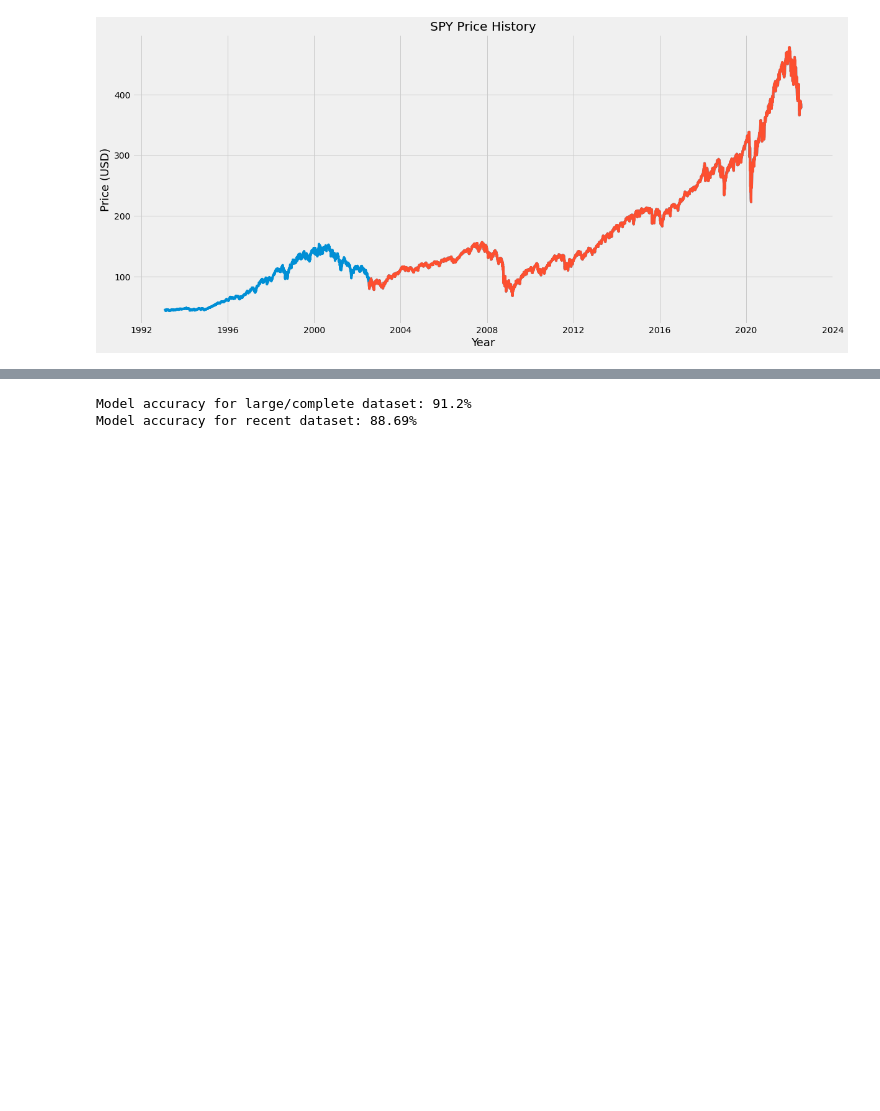
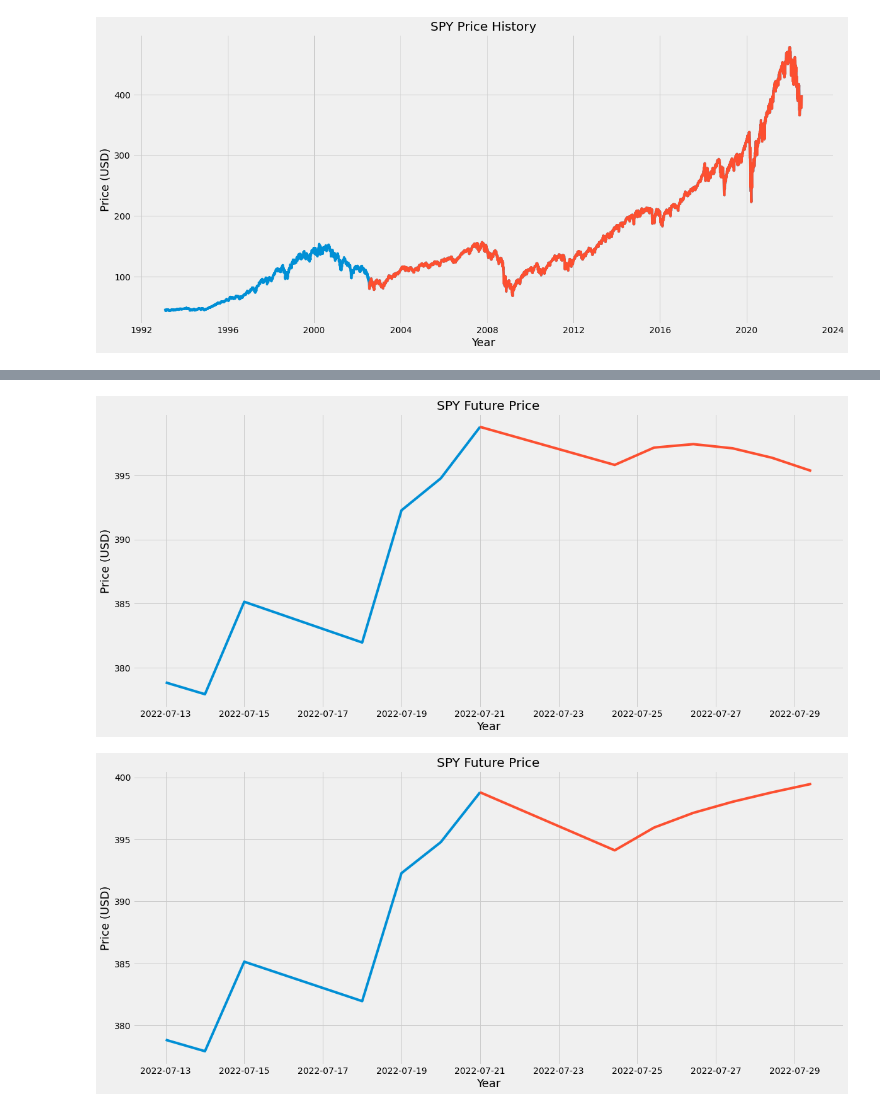
Before and after one commit to Parth803/iSPY, a Jupyter notebook: iSPY.ipynb, the cells around one changed output, grey strips where cells are left out. Cells and saved outputs as stored; diff of their text form; code cells hidden in the pictures; blank space fills up the shorter version.

```diff
--- a/iSPY.ipynb
+++ b/iSPY.ipynb
@@ -326,12 +325,45 @@ Predicted close price for next trading day SPY using a more recent dataset: $386
-# %%
-# Calcualte model accuracy for both datasets
-from sklearn.metrics import r2_score
-
-accuracy = r2_score(valid["Close"], valid["Predictions"])
-print("Model accuracy for large/complete dataset: {}%".format(round(accuracy * 100, 2)))
-
-recent_accuracy = r2_score(recent_valid["Close"], recent_valid["Predictions"])
-print("Model accuracy for recent dataset: {}%".format(round(recent_accuracy * 100, 2)))
-# %% [output]
-Model accuracy for large/complete dataset: 91.2%
-Model accuracy for recent dataset: 88.69%
+# %%
+new_df = df.filter(["Close"])
+recent_new_df = recent_df.filter(["Close"])
+# %%
+# Predicts and plots future trajectory of stock for the next week (seven days, predicting any longer would be inaccurate due to market fluctuations) based on past data.
+for i in range(1, 7):
+  last_60_days = new_df[-60:].values
+  last_60_days_scaled = scaler.transform(last_60_days)
+  new_x_test = []
+  new_x_test.append(last_60_days_scaled)
+  new_x_test = np.array(new_x_test)
+  new_x_test = np.reshape(new_x_test, (new_x_test.shape[0], new_x_test.shape[1], 1))
+  pred_price = model.predict(new_x_test, )
+  pred_price = scaler.inverse_transform(pred_price)
+  new_df = new_df.append(pd.Series({"Close": pred_price[0][0]}, name = dt.datetime.today() + relativedelta(days= i + 1)))
+
+plt.figure(figsize=(18,8))
+plt.title("SPY Future Price")
+plt.plot(recent_df["Close"][-7:])
+plt.plot(new_df["Close"][-7:])
+plt.xlabel("Year", fontsize = 18)
+plt.ylabel("Price (USD)", fontsize = 18)
+plt.show()
+
+for i in range(1, 7):
+  recent_last_60_days = recent_new_df[-60:].values
+  recent_last_60_days_scaled = scaler.transform(recent_last_60_days)
+  recent_new_x_test = []
+  recent_new_x_test.append(recent_last_60_days_scaled)
+  recent_new_x_test = np.array(recent_new_x_test)
+  recent_new_x_test = np.reshape(recent_new_x_test, (recent_new_x_test.shape[0], recent_new_x_test.shape[1], 1))
+  recent_pred_price = recent_model.predict(recent_new_x_test, )
+  recent_pred_price = scaler.inverse_transform(recent_pred_price)
+  recent_new_df = recent_new_df.append(pd.Series({"Close": recent_pred_price[0][0]}, name = dt.datetime.today() + relativedelta(days= i + 1)))
+
+plt.figure(figsize=(18,8))
+plt.title("SPY Future Price")
+plt.plot(recent_df["Close"][-7:])
+plt.plot(recent_new_df["Close"][-7:])
+plt.xlabel("Year", fontsize = 18)
+plt.ylabel("Price (USD)", fontsize = 18)
+plt.show()
+# %% [output]
+[figure, added]
+[figure, added]
```
Also changed, not shown: parts of 14 cells of this notebook.
